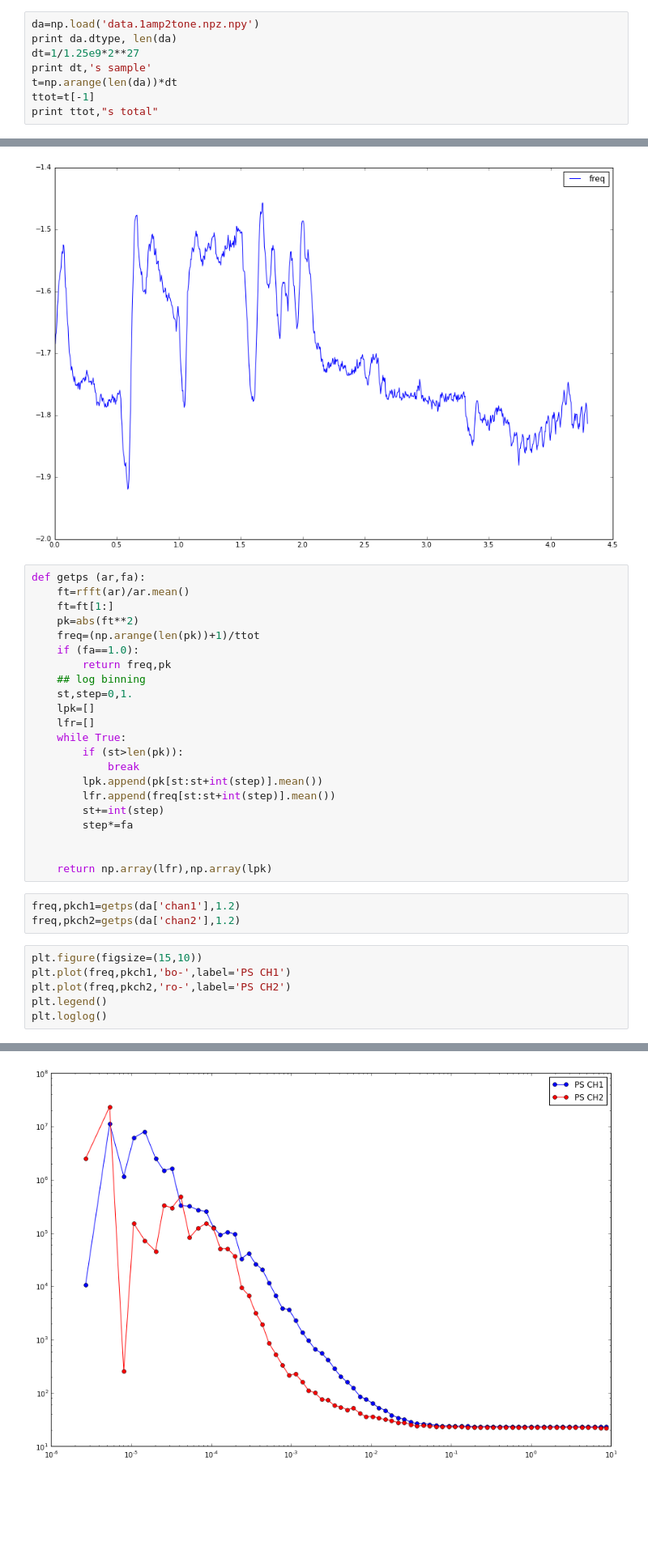
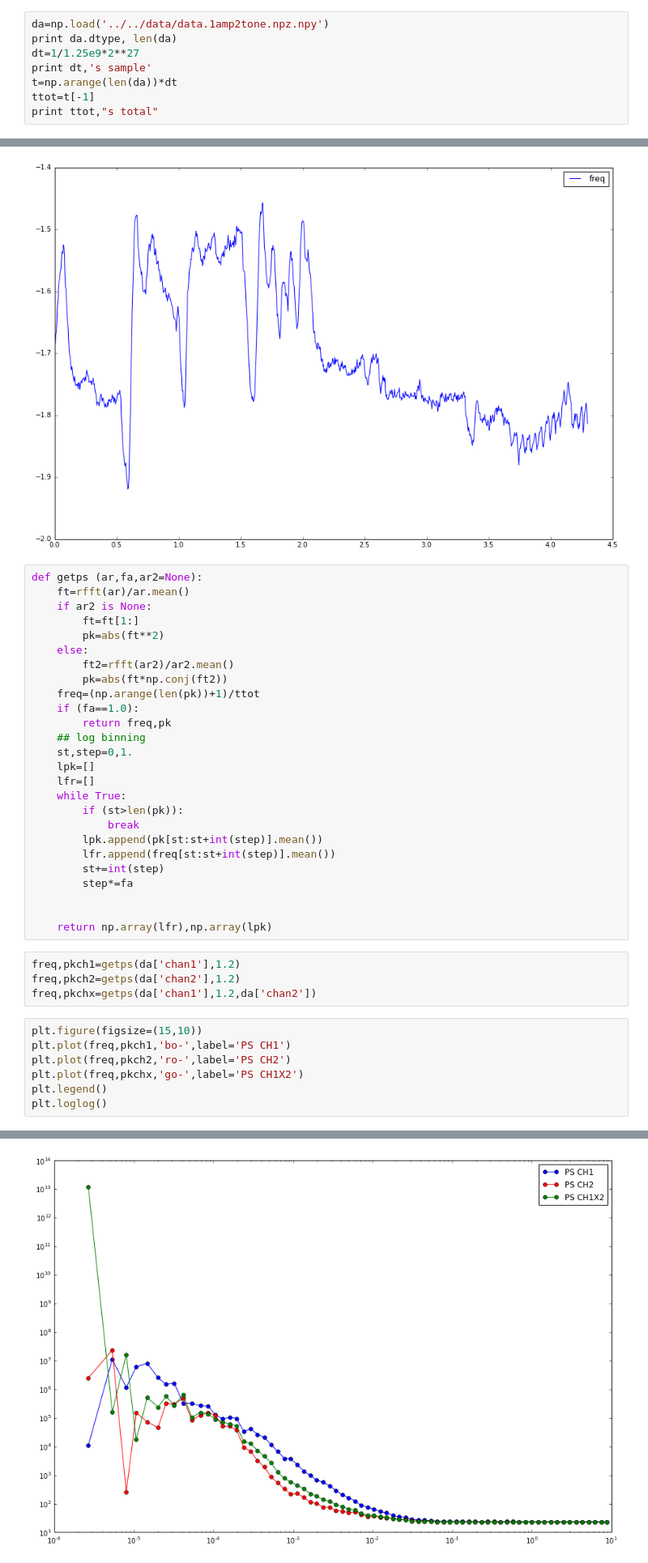
Before and after one commit to bmxdemo/bmxproject, a Jupyter notebook: ipynb/amptone.ipynb, the cells around one changed output, grey strips where cells are left out. Shown at 81% size. Saved outputs shown, nothing was run; the diff lists cells and outputs as text; blank space fills up the shorter version.

```diff
--- a/ipynb/amptone.ipynb
+++ b/ipynb/amptone.ipynb
@@ -8,7 +8,7 @@ from scipy.fftpack import rfft
 def rm(x, N):
     return pd.rolling_mean(x,N)[N-1::N]
 # %%
-da=np.load('data.1amp2tone.npz.npy')
+da=np.load('../../data/data.1amp2tone.npz.npy')
 print da.dtype, len(da)
 dt=1/1.25e9*2**27
 print dt,'s sample'
@@ -66,10 +66,14 @@ plt.legend()
 <matplotlib.legend.Legend at 0x...>
 [figure]
 # %%
-def getps (ar,fa):
+def getps (ar,fa,ar2=None):
     ft=rfft(ar)/ar.mean()
-    ft=ft[1:]
-    pk=abs(ft**2)
+    if ar2 is None:
+        ft=ft[1:]
+        pk=abs(ft**2)
+    else:
+        ft2=rfft(ar2)/ar2.mean()
+        pk=abs(ft*np.conj(ft2))
     freq=(np.arange(len(pk))+1)/ttot
     if (fa==1.0):
         return freq,pk
@@ -90,12 +94,14 @@ def getps (ar,fa):
 # %%
 freq,pkch1=getps(da['chan1'],1.2)
 freq,pkch2=getps(da['chan2'],1.2)
+freq,pkchx=getps(da['chan1'],1.2,da['chan2'])
 # %%
 plt.figure(figsize=(15,10))
 plt.plot(freq,pkch1,'bo-',label='PS CH1')
 plt.plot(freq,pkch2,'ro-',label='PS CH2')
+plt.plot(freq,pkchx,'go-',label='PS CH1X2')
 plt.legend()
 plt.loglog()
 # %% [output]
 []
-[figure, old version]
+[figure, new version]
```
Also changed, not shown: parts of 1 cell of this notebook, 1 other file.
